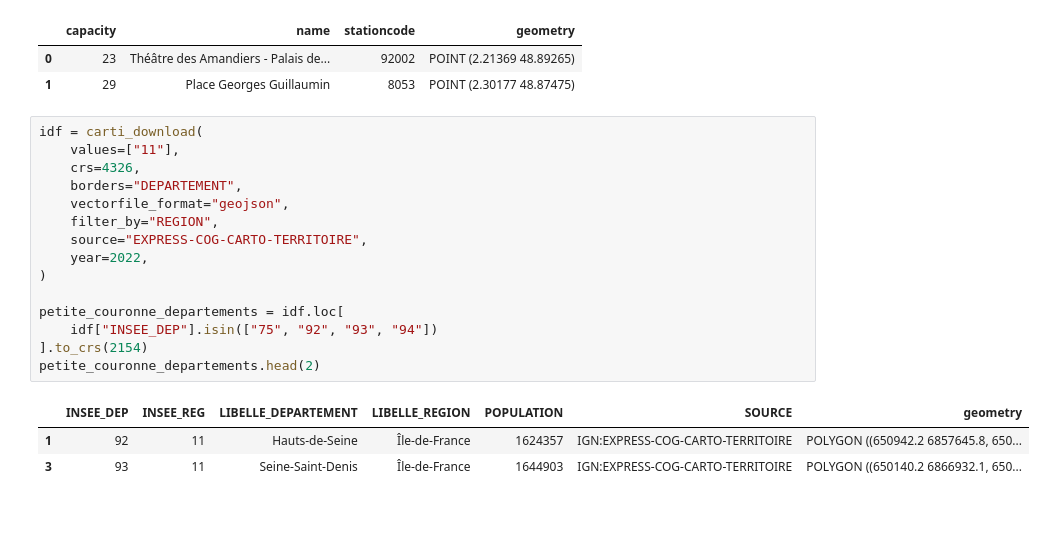
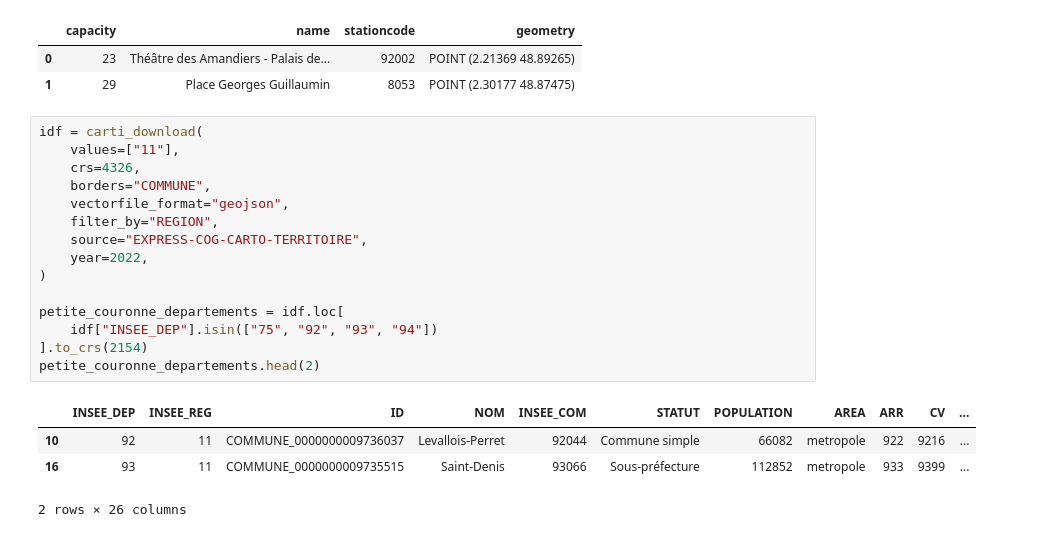
Before and after one commit to daniel-odc/td_pythonds_ensae, a Jupyter notebook: 01_Numpy_Pandas_Geopandas/03_geopandas.ipynb, the cells around one changed output. Saved outputs shown, nothing was run; the diff lists cells and outputs as text.

```diff
--- a/01_Numpy_Pandas_Geopandas/03_geopandas.ipynb
+++ b/01_Numpy_Pandas_Geopandas/03_geopandas.ipynb
@@ -47,19 +47,20 @@ Skipping field coordonnees_geo: unsupported OGR type: 3
 # %%
 idf = carti_download(
     values=["11"],
     crs=4326,
-    borders="DEPARTEMENT",
+    borders="COMMUNE",
     vectorfile_format="geojson",
     filter_by="REGION",
     source="EXPRESS-COG-CARTO-TERRITOIRE",
     year=2022,
 )
 
 petite_couronne_departements = idf.loc[
     idf["INSEE_DEP"].isin(["75", "92", "93", "94"])
 ].to_crs(2154)
 petite_couronne_departements.head(2)
 # %% [output]
-|  | INSEE_DEP | INSEE_REG | LIBELLE_DEPARTEMENT | LIBELLE_REGION | POPULATION | SOURCE | geometry |
-| 1 | 92 | 11 | Hauts-de-Seine | Île-de-France | 1624357 | IGN:EXPRESS-COG-CARTO-TERRITOIRE | POLYGON ((650942.2 6857645.8, 650... |
-| 3 | 93 | 11 | Seine-Saint-Denis | Île-de-France | 1644903 | IGN:EXPRESS-COG-CARTO-TERRITOIRE | POLYGON ((650140.2 6866932.1, 650... |
+|  | INSEE_DEP | INSEE_REG | ID | NOM | INSEE_COM | STATUT | POPULATION | AREA | ARR | CV | ... |
+| 10 | 92 | 11 | COMMUNE_0000000009736037 | Levallois-Perret | 92044 | Commune simple | 66082 | metropole | 922 | 9216 | ... |
+| 16 | 93 | 11 | COMMUNE_0000000009735515 | Saint-Denis | 93066 | Sous-préfecture | 112852 | metropole | 933 | 9399 | ... |
+2 rows × 26 columns
```
Also changed, not shown: parts of 3 cells of this notebook.
